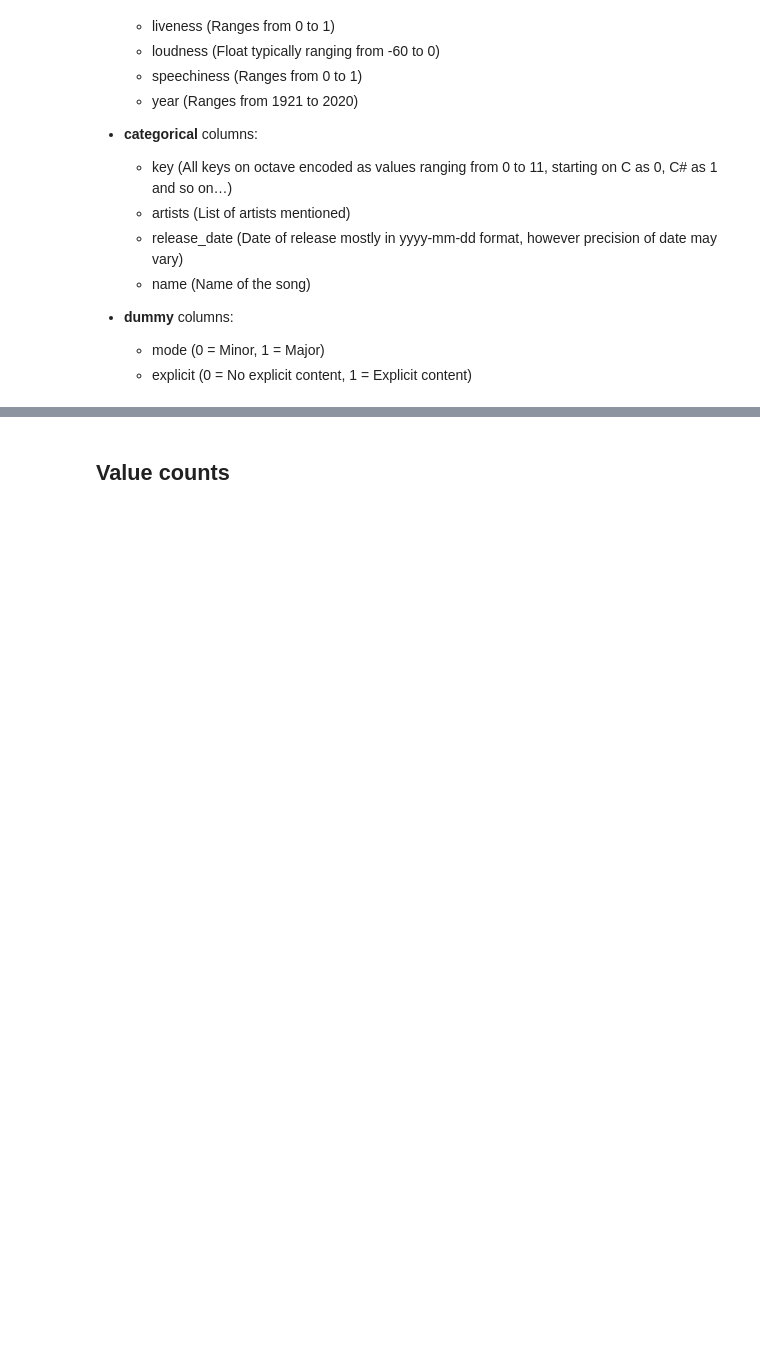
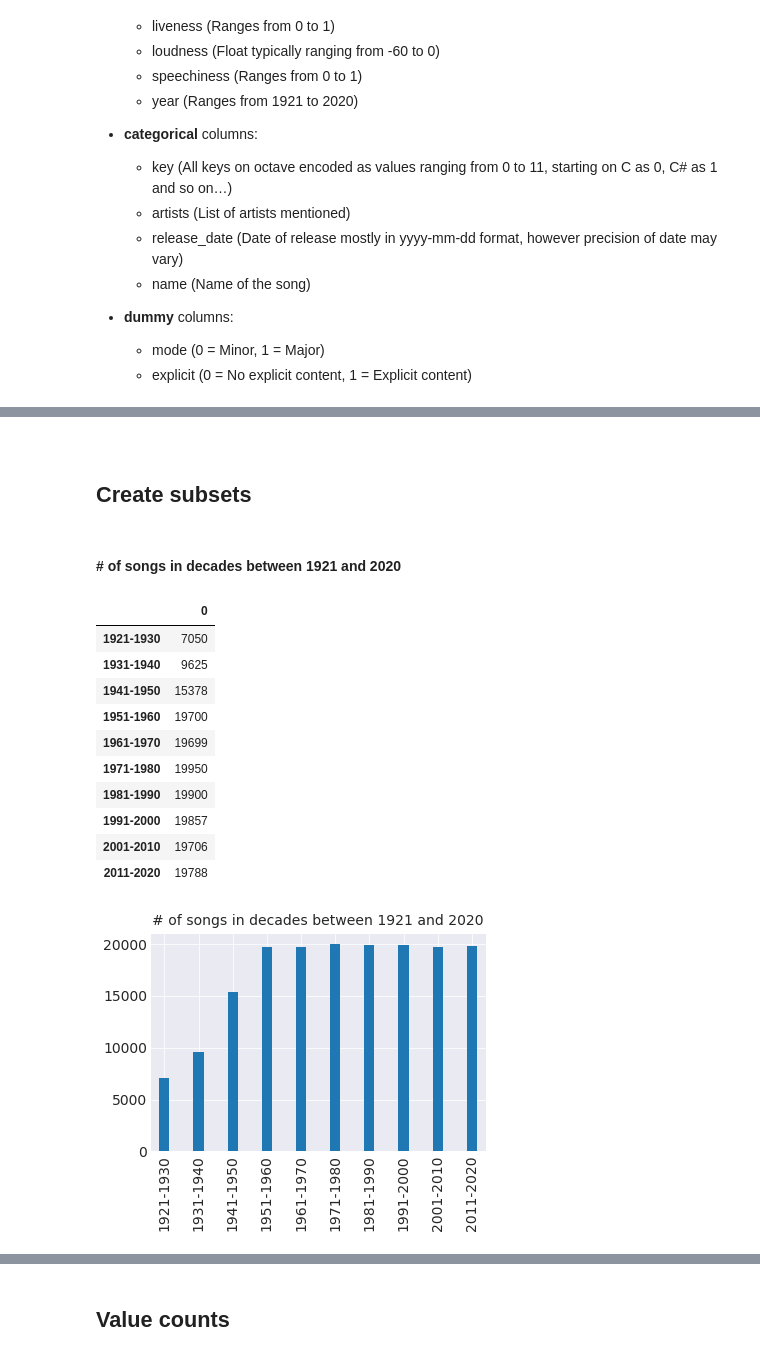
Before and after one commit to ddhartma/Spotify-dataset-analysis-160kTracks-1921-2020, a Jupyter notebook: 1_Spotify_Dataset_1921_2020.ipynb, the cells around one changed output, grey strips where cells are left out. Cells and saved outputs as stored; diff of their text form; code cells hidden in the pictures; blank space fills up the shorter version.

```diff
--- a/1_Spotify_Dataset_1921_2020.ipynb
+++ b/1_Spotify_Dataset_1921_2020.ipynb
@@ -174,0 +366,4 @@ Set of columns with 0 missing values - 19 columns
+# %% [markdown]
+<a id='sub'></a>
+# %% [markdown]
+## Create subsets
@@ -175,3 +391,55 @@ Set of columns with 0 missing values - 19 columns
+# %%
+periods = [[1921, 1930],
+           [1931, 1940],
+           [1941, 1950],
+           [1951, 1960],
+           [1961, 1970],
+           [1971, 1980],
+           [1981, 1990],
+           [1991, 2000],
+           [2001, 2010],
+           [2011, 2020]]
+df_periods_list =[]
+
+for period in periods:
+    df_periods_list.append(year_range(df, period))
+
+periods_list = list(period_track_count.keys())
+
+printmd('#### # of songs in decades between 1921 and 2020')
+df_track_count = pd.DataFrame.from_dict(period_track_count, orient='index')
+display(df_track_count)
+
+
+plot_df.plot_df_bar(df_track_count,
+        title ='# of songs in decades between 1921 and 2020',
+        x_label = '',
+        y_label = '',
+        figsize=(6,4),
+        layout=(1, 1),
+        width=0.3,
+        align='center',
+        subplots=False,
+        legend_state=False,
+        fontsize_title=14,
+        fontsize_axes_values=14,
+        fontsize_axes_label=14,
+        fontsize_text=14,
+        fontsize_legend=14)
+# %% [output]
+#### # of songs in decades between 1921 and 2020
+|  | 0 |
+| 1921-1930 | 7050 |
+| 1931-1940 | 9625 |
+| 1941-1950 | 15378 |
+| 1951-1960 | 19700 |
+| 1961-1970 | 19699 |
+| 1971-1980 | 19950 |
+| 1981-1990 | 19900 |
+| 1991-2000 | 19857 |
+| 2001-2010 | 19706 |
+| 2011-2020 | 19788 |
+[figure, added]
 # %% [markdown]
 <a id='vc'></a>
 # %% [markdown]
```
Also changed, not shown: parts of 48 cells of this notebook.
